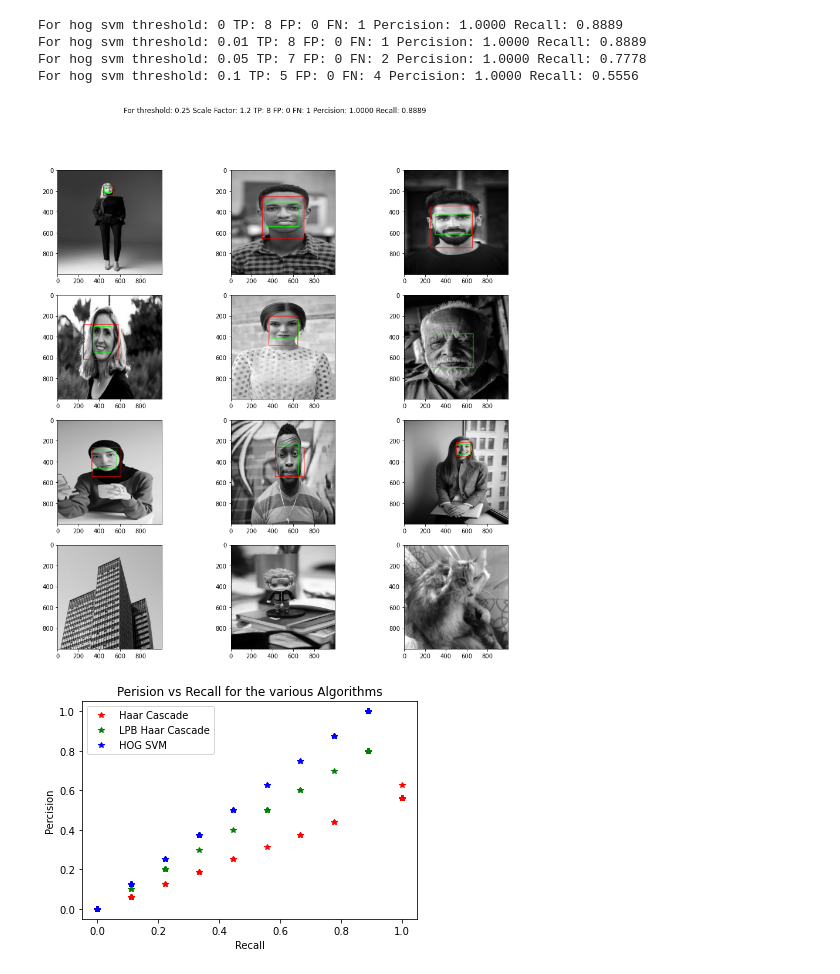
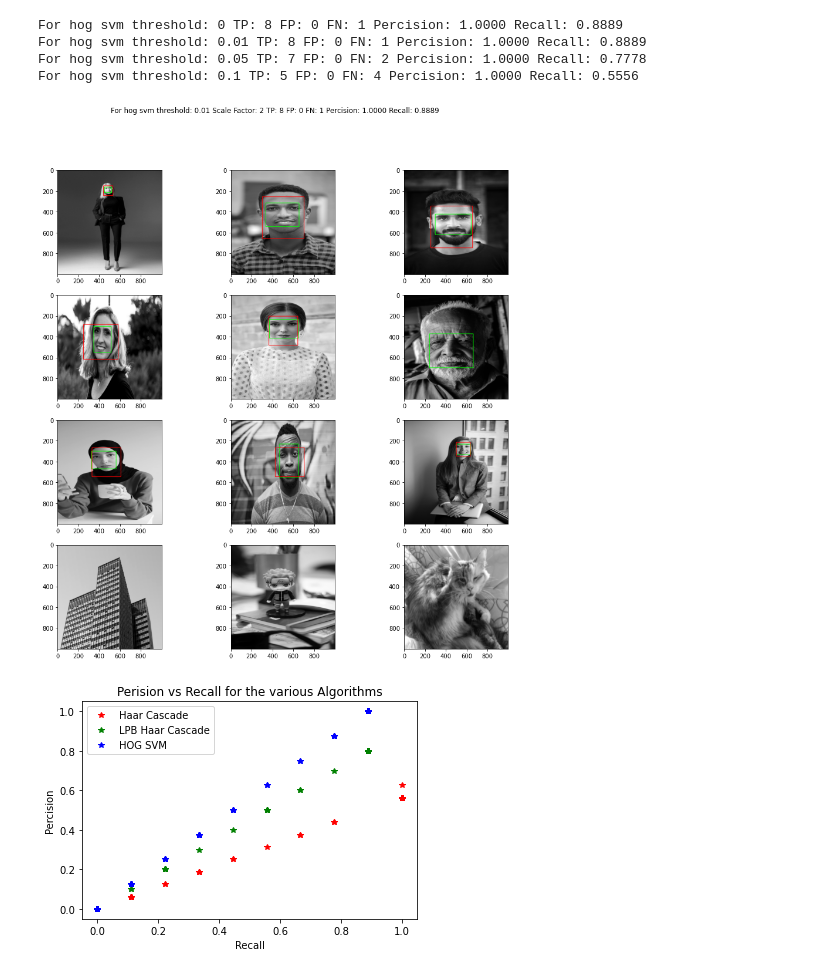
Before and after one commit to talhakhalil0703/BiometricSystems, a Jupyter notebook: FinalProject/final.ipynb, the cells around one changed output. Saved outputs shown, nothing was run; the diff lists cells and outputs as text; code cells hidden in the pictures.

Commit message:
Fix title for hog svm image

```diff
--- a/FinalProject/final.ipynb
+++ b/FinalProject/final.ipynb
@@ -441,12 +441,12 @@ For hog svm threshold: 0.1 TP: 5 FP: 0 FN: 4 Percision: 1.0000 Recall: 0.5556
 # %%
 # Best performing HOG SVM
 upscale_factor = 2
 hog_svm = hog_svm_detection(normalized_gallery, upscale_factor, 0.01)
 TP, FP, FN = score_gallery(ground_truth, hog_svm, 0.25)
-title_string = f'For threshold: {0.25} Scale Factor: {scale_factor} TP: {TP} FP: {FP} FN: {FN} Percision: {Percision(TP,FP):.4f} Recall: {Recall(TP, FN):.4f}'
+title_string = f'For hog svm threshold: {0.01} Scale Factor: {upscale_factor} TP: {TP} FP: {FP} FN: {FN} Percision: {Percision(TP,FP):.4f} Recall: {Recall(TP, FN):.4f}'
 print_images_w_rectangles(title_string, ground_images, hog_svm, (255,0,0));
 # %% [output]
-[figure, old version]
+[figure, new version]
 # %%
 haar_cascade_threshold_percision = []
 haar_cascade_threshold_recall = []
```
